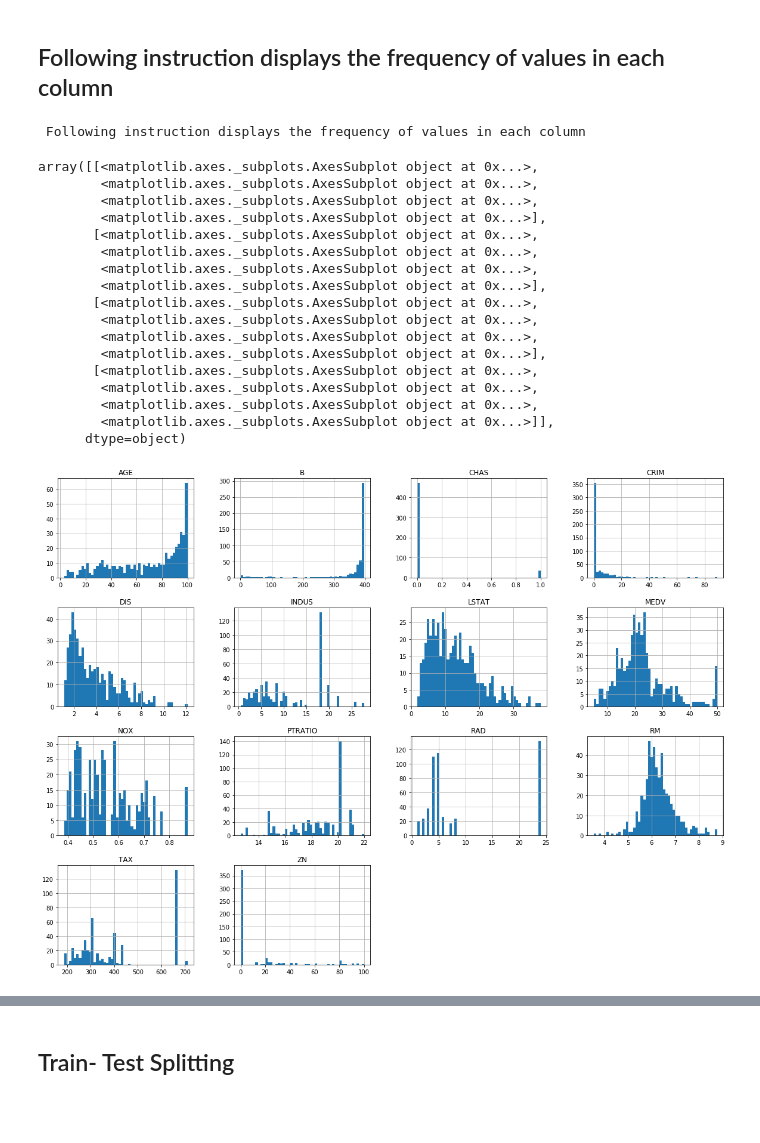
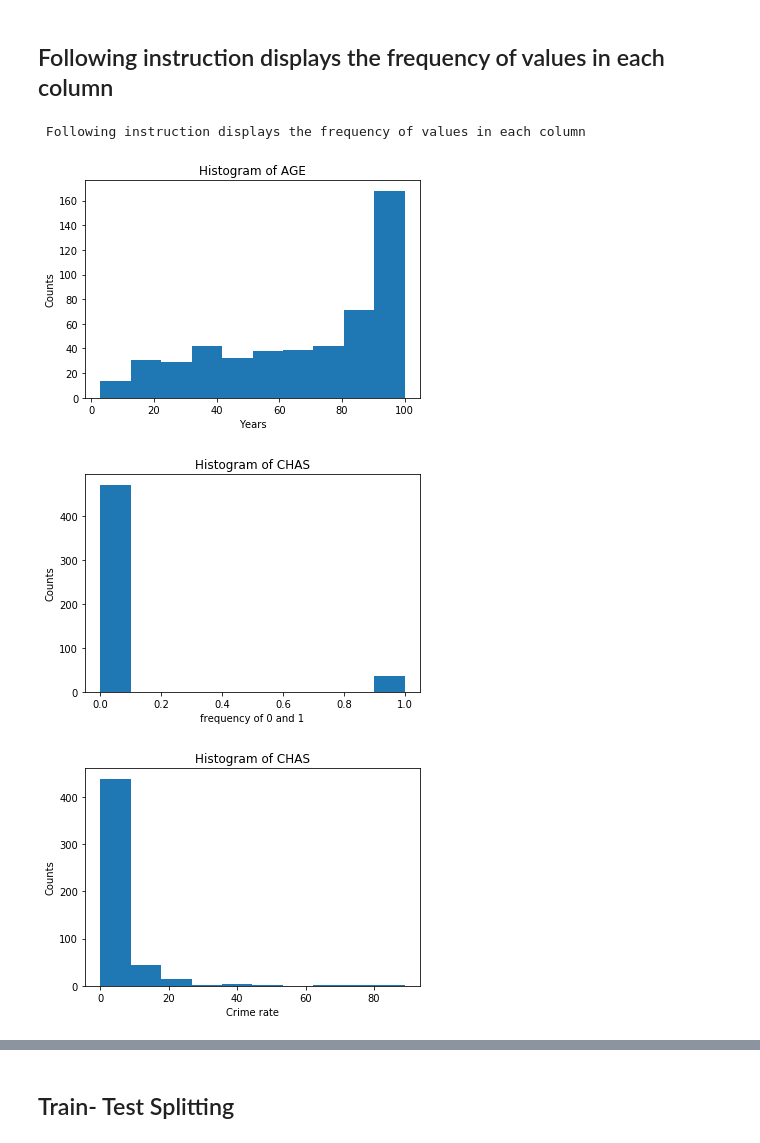
Before and after one commit to Aarushi1212/Real-Estate, a Jupyter notebook: Real Estate.ipynb, the cells around one changed output, grey strips where cells are left out. Drawn from its saved outputs; the diff is of its cells as text; code cells hidden in the pictures; blank space fills up the shorter version.

Commit message:
Updated with better visualisations

```diff
--- a/Real Estate.ipynb
+++ b/Real Estate.ipynb
@@ -142,24 +142,35 @@ import matplotlib.pyplot as plt
 ## Following instruction displays the frequency of values in each column
 # %%
 print(" Following instruction displays the frequency of values in each column")
-housing.hist(bins=50, figsize=(20, 15))
+#housing.hist(bins=50, figsize=(20, 15))
+# y  counts, x= years
+plt.hist(housing["AGE"])
+          #bins = 50,
+          #figsize =(20,15))
+plt.xlabel('Years')
+plt.ylabel('Counts')
+plt.title('Histogram of AGE')
+plt.show()
 # %% [output]
  Following instruction displays the frequency of values in each column
-array([[<matplotlib.axes._subplots.AxesSubplot object at 0x...>,
-        <matplotlib.axes._subplots.AxesSubplot object at 0x...>,
-        <matplotlib.axes._subplots.AxesSubplot object at 0x...>,
-        <matplotlib.axes._subplots.AxesSubplot object at 0x...>],
-       [<matplotlib.axes._subplots.AxesSubplot object at 0x...>,
-        <matplotlib.axes._subplots.AxesSubplot object at 0x...>,
-        <matplotlib.axes._subplots.AxesSubplot object at 0x...>,
-        <matplotlib.axes._subplots.AxesSubplot object at 0x...>],
-       [<matplotlib.axes._subplots.AxesSubplot object at 0x...>,
-        <matplotlib.axes._subplots.AxesSubplot object at 0x...>,
-        <matplotlib.axes._subplots.AxesSubplot object at 0x...>,
-        <matplotlib.axes._subplots.AxesSubplot object at 0x...>],
-       [<matplotlib.axes._subplots.AxesSubplot object at 0x...>,
-        <matplotlib.axes._subplots.AxesSubplot object at 0x...>,
-        <matplotlib.axes._subplots.AxesSubplot object at 0x...>,
-        <matplotlib.axes._subplots.AxesSubplot object at 0x...>]],
-      dtype=object)
-[figure, old version]
+[figure, new version]
+# %%
+plt.hist(housing["CHAS"])
+          #bins = 50,
+          #figsize =(20,15))
+plt.xlabel('frequency of 0 and 1')
+plt.ylabel('Counts')
+plt.title('Histogram of CHAS')
+plt.show()
+# %% [output]
+[figure, added]
+# %%
+plt.hist(housing["CRIM"])
+          #bins = 50,
+          #figsize =(20,15))
+plt.xlabel('Crime rate')
+plt.ylabel('Counts')
+plt.title('Histogram of CHAS')
+plt.show()
+# %% [output]
+[figure, added]
```
Also changed, not shown: parts of 4 cells of this notebook.
